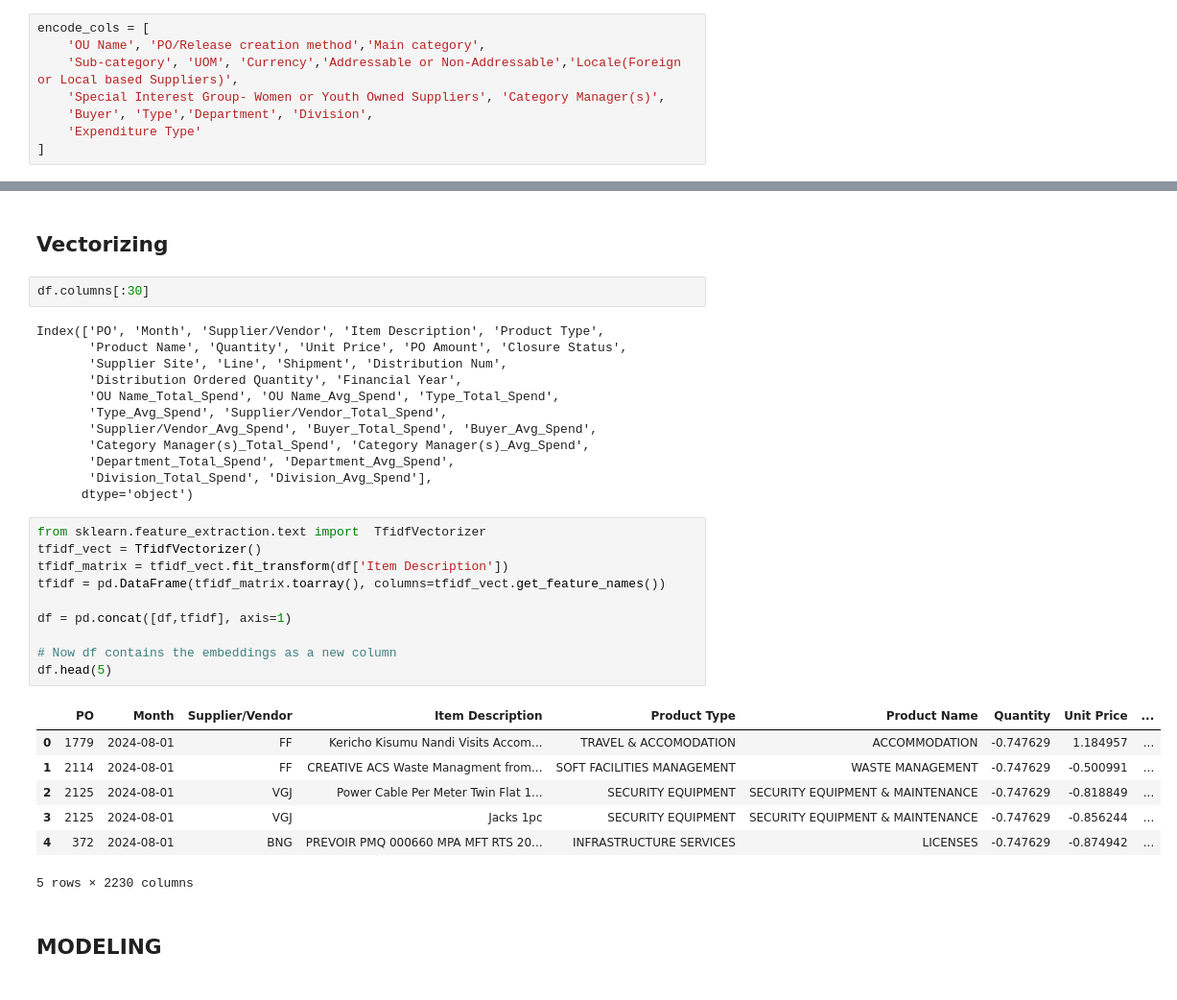
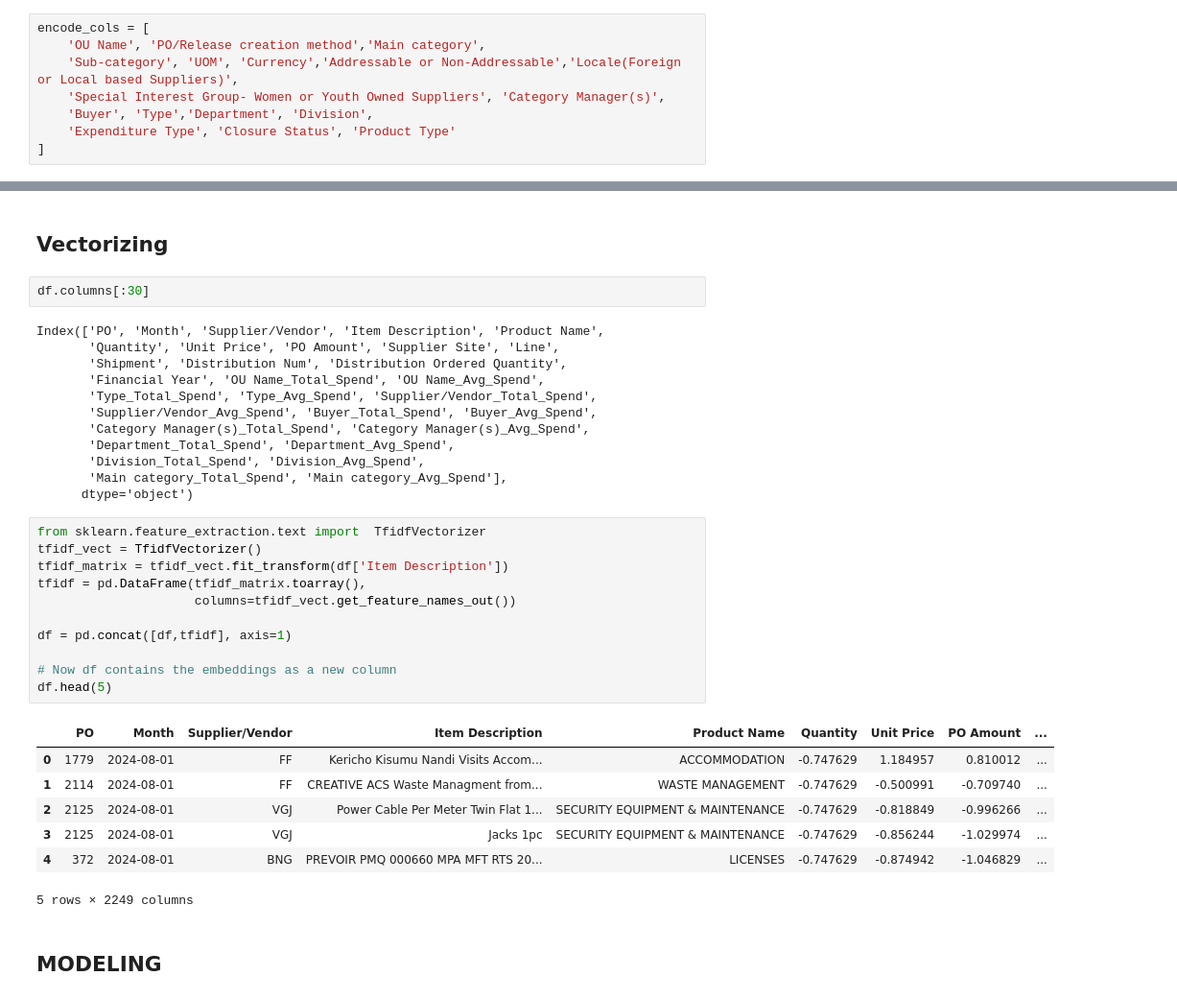
Before and after one commit to Korir-Emmanuel/SMART-RETAIL-ASSISTANT, a Jupyter notebook: Phase_5_Project_Group_5_Modeling_Tuning.ipynb, the cells around one changed output, grey strips where cells are left out. Shown at 96% size. Saved outputs shown, nothing was run; the diff lists cells and outputs as text.

```diff
--- a/Phase_5_Project_Group_5_Modeling_Tuning.ipynb
+++ b/Phase_5_Project_Group_5_Modeling_Tuning.ipynb
@@ -607,7 +607,7 @@ encode_cols = [
     'Sub-category', 'UOM', 'Currency','Addressable or Non-Addressable','Locale(Foreign or Local based Suppliers)',
     'Special Interest Group- Women or Youth Owned Suppliers', 'Category Manager(s)',
     'Buyer', 'Type','Department', 'Division',
-    'Expenditure Type'
+    'Expenditure Type', 'Closure Status', 'Product Type'
 ]
 # %%
 df = pd.get_dummies(df, columns=encode_cols, drop_first=True)
@@ -811,35 +811,36 @@ df.to_excel("Data_Clean.xlsx", index=False)
 # %%
 df.columns[:30]
 # %% [output]
-Index(['PO', 'Month', 'Supplier/Vendor', 'Item Description', 'Product Type',
-       'Product Name', 'Quantity', 'Unit Price', 'PO Amount', 'Closure Status',
-       'Supplier Site', 'Line', 'Shipment', 'Distribution Num',
-       'Distribution Ordered Quantity', 'Financial Year',
-       'OU Name_Total_Spend', 'OU Name_Avg_Spend', 'Type_Total_Spend',
-       'Type_Avg_Spend', 'Supplier/Vendor_Total_Spend',
+Index(['PO', 'Month', 'Supplier/Vendor', 'Item Description', 'Product Name',
+       'Quantity', 'Unit Price', 'PO Amount', 'Supplier Site', 'Line',
+       'Shipment', 'Distribution Num', 'Distribution Ordered Quantity',
+       'Financial Year', 'OU Name_Total_Spend', 'OU Name_Avg_Spend',
+       'Type_Total_Spend', 'Type_Avg_Spend', 'Supplier/Vendor_Total_Spend',
        'Supplier/Vendor_Avg_Spend', 'Buyer_Total_Spend', 'Buyer_Avg_Spend',
        'Category Manager(s)_Total_Spend', 'Category Manager(s)_Avg_Spend',
        'Department_Total_Spend', 'Department_Avg_Spend',
-       'Division_Total_Spend', 'Division_Avg_Spend'],
+       'Division_Total_Spend', 'Division_Avg_Spend',
+       'Main category_Total_Spend', 'Main category_Avg_Spend'],
       dtype='object')
 # %%
 from sklearn.feature_extraction.text import  TfidfVectorizer
 tfidf_vect = TfidfVectorizer()
 tfidf_matrix = tfidf_vect.fit_transform(df['Item Description'])
-tfidf = pd.DataFrame(tfidf_matrix.toarray(), columns=tfidf_vect.get_feature_names())
+tfidf = pd.DataFrame(tfidf_matrix.toarray(),
+                     columns=tfidf_vect.get_feature_names_out())
 
 df = pd.concat([df,tfidf], axis=1)
 
 # Now df contains the embeddings as a new column
 df.head(5)
 # %% [output]
-|  | PO | Month | Supplier/Vendor | Item Description | Product Type | Product Name | Quantity | Unit Price | ... |
-| 0 | 1779 | 2024-08-01 | FF | Kericho Kisumu Nandi Visits Accom... | TRAVEL & ACCOMODATION | ACCOMMODATION | -0.747629 | 1.184957 | ... |
-| 1 | 2114 | 2024-08-01 | FF | CREATIVE ACS Waste Managment from... | SOFT FACILITIES MANAGEMENT | WASTE MANAGEMENT | -0.747629 | -0.500991 | ... |
-| 2 | 2125 | 2024-08-01 | VGJ | Power Cable Per Meter Twin Flat 1... | SECURITY EQUIPMENT | SECURITY EQUIPMENT & MAINTENANCE | -0.747629 | -0.818849 | ... |
-| 3 | 2125 | 2024-08-01 | VGJ | Jacks 1pc | SECURITY EQUIPMENT | SECURITY EQUIPMENT & MAINTENANCE | -0.747629 | -0.856244 | ... |
-| 4 | 372 | 2024-08-01 | BNG | PREVOIR PMQ 000660 MPA MFT RTS 20... | INFRASTRUCTURE SERVICES | LICENSES | -0.747629 | -0.874942 | ... |
+|  | PO | Month | Supplier/Vendor | Item Description | Product Name | Quantity | Unit Price | PO Amount | ... |
+| 0 | 1779 | 2024-08-01 | FF | Kericho Kisumu Nandi Visits Accom... | ACCOMMODATION | -0.747629 | 1.184957 | 0.810012 | ... |
+| 1 | 2114 | 2024-08-01 | FF | CREATIVE ACS Waste Managment from... | WASTE MANAGEMENT | -0.747629 | -0.500991 | -0.709740 | ... |
+| 2 | 2125 | 2024-08-01 | VGJ | Power Cable Per Meter Twin Flat 1... | SECURITY EQUIPMENT & MAINTENANCE | -0.747629 | -0.818849 | -0.996266 | ... |
+| 3 | 2125 | 2024-08-01 | VGJ | Jacks 1pc | SECURITY EQUIPMENT & MAINTENANCE | -0.747629 | -0.856244 | -1.029974 | ... |
+| 4 | 372 | 2024-08-01 | BNG | PREVOIR PMQ 000660 MPA MFT RTS 20... | LICENSES | -0.747629 | -0.874942 | -1.046829 | ... |
-5 rows × 2230 columns
+5 rows × 2249 columns
 # %% [markdown]
 ## MODELING
 # %% [markdown]
```
Also changed, not shown: parts of 30 cells of this notebook, 34 other files.
